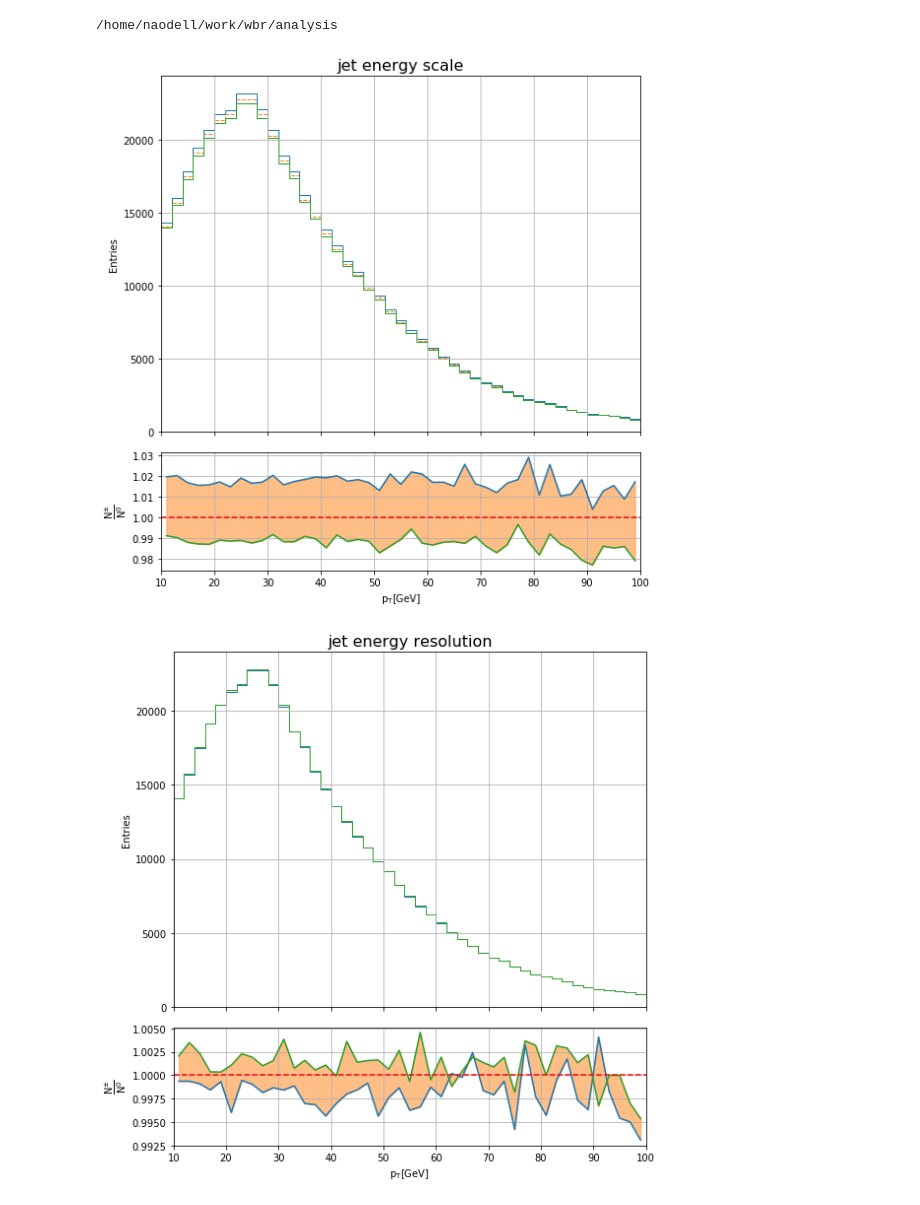
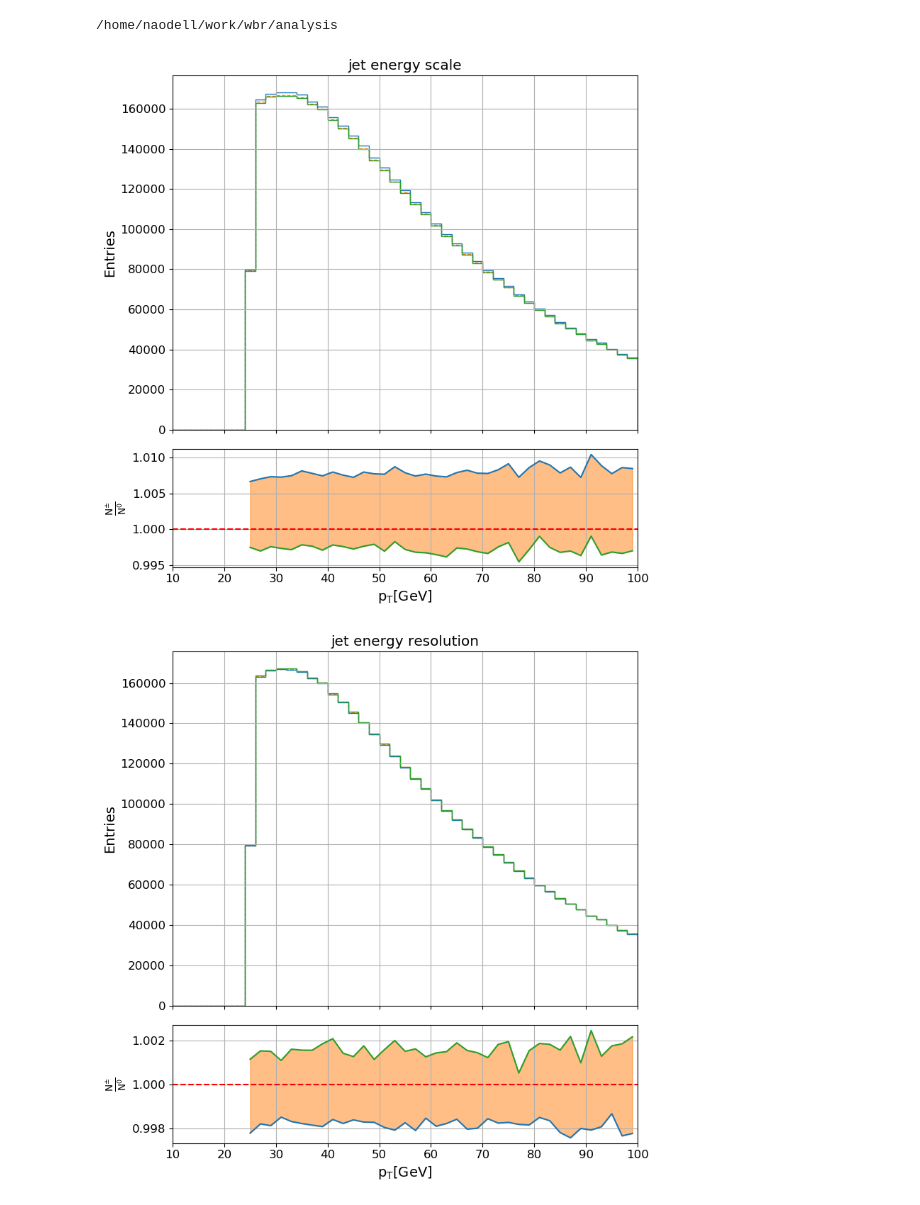
Before and after one commit to NWUHEP/analysis-tools, a Jupyter notebook: notebooks/shape_systematics_jets.ipynb, the cells around one changed output. Saved outputs shown, nothing was run; the diff lists cells and outputs as text; code cells hidden in the pictures.

```diff
--- a/notebooks/shape_systematics_jets.ipynb
+++ b/notebooks/shape_systematics_jets.ipynb
@@ -22,6 +22,8 @@ import matplotlib
 
 import scripts.plot_tools as pt
 import scripts.systematic_tools as st
+
+pt.set_default_style()
 # %% [output]
 /home/naodell/work/wbr/analysis
 # %%
@@ -31,8 +33,8 @@ datasets    = ['ttbar_inclusive', 't_tw', 'tbar_tw',
                #'zjets_m-50',  'zjets_m-10to50',
                ]
 
-selection = 'mumu'
-dm = pt.DataManager(input_dir     = f'data/flatuples/single_lepton_test/{selection}_2016',
+selection = 'mu4j'
+dm = pt.DataManager(input_dir     = f'data/flatuples/single_lepton/{selection}_2016',
                     dataset_names = datasets,
                     selection     = selection,
                     period        = 2016,
@@ -49,38 +51,38 @@ fig.subplots_adjust(hspace=0)
 
 brange = (10., 100)
 nbins = 45
-feature = 'lepton2_pt'
+feature = 'lepton1_pt'
 
 ax = axes[0]
 h_nominal, b, _ = ax.hist(df.query('n_jets >= 2 and n_bjets >= 1')[feature], range=brange, bins=nbins, color='C1', linestyle='--', histtype='step')
 h_plus, _, _ = ax.hist(df.query('n_jets_jes_up >= 2 and n_bjets_jes_up >= 1')[feature], range=brange, bins=nbins, color='C0', histtype='step')
 h_minus, _, _ = ax.hist(df.query('n_jets_jes_down >= 2 and n_bjets_jes_down >= 1')[feature], range=brange, bins=nbins, color='C2', histtype='step')
 ax.set_ylabel('Entries')
 ax.set_title('jet energy scale')
 ax.grid()
 ax.set_yscale('linear')
 
 ax = axes[1]
 dx = (b[1:] - b[:-1])/2
 x = b[:-1] + dx
 y_up = h_plus/h_nominal
 y_down = h_minus/h_nominal
 ax.plot(x, y_up, 'C0')
 ax.plot(x, y_down, 'C2')
 ax.fill_between(x, y_up, y_down, color = 'C1', alpha=0.5)
 ax.plot(brange, [1, 1], 'r--')
 
 ax.set_xlim(brange)
 #ax.set_ylim(-5, 5)
 ax.set_xlabel(r'$\sf p_{T} [GeV]$')
 ax.set_ylabel(r'$\sf \frac{N^{\pm}}{N^{0}}$', fontsize=14)
 ax.grid()
 
 plt.savefig(f'plots/systematics/{selection}_{feature}_jes.pdf')
 plt.tight_layout()
 plt.show()
 # %% [output]
-[figure, old version]
+[figure, new version]
 # %%
 # JER
 fig, axes = plt.subplots(2, 1, figsize=(8, 8), facecolor='white', sharex='col', gridspec_kw={'height_ratios':[3,1]})
@@ -117,7 +119,7 @@ plt.tight_layout()
 plt.show()
 plt.show()
 # %% [output]
-[figure, old version]
+[figure, new version]
 # %%
 # b tag
 fig, axes = plt.subplots(2, 1, figsize=(8, 8), facecolor='white', sharex='col', gridspec_kw={'height_ratios':[3,1]})
```
Also changed, not shown: parts of 6 cells of this notebook, 7 other files.
